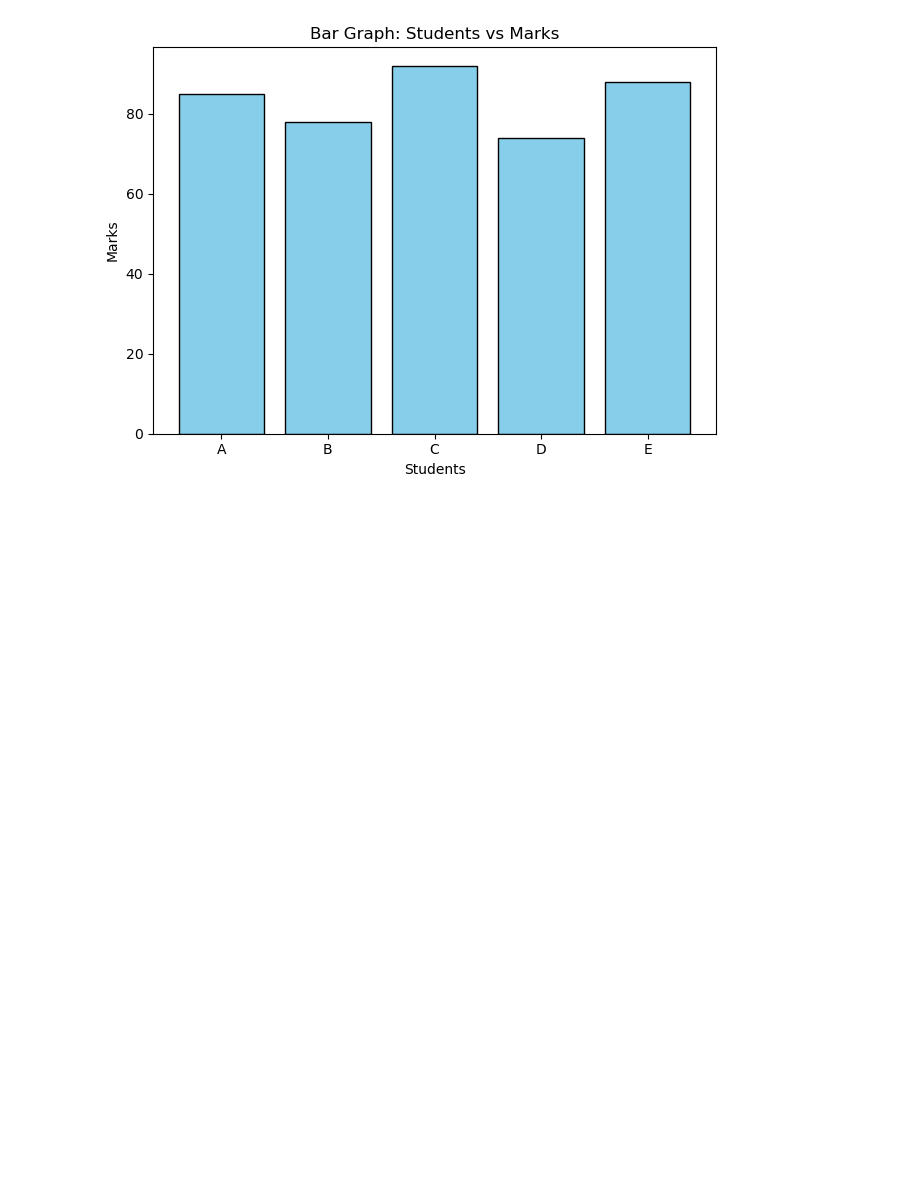
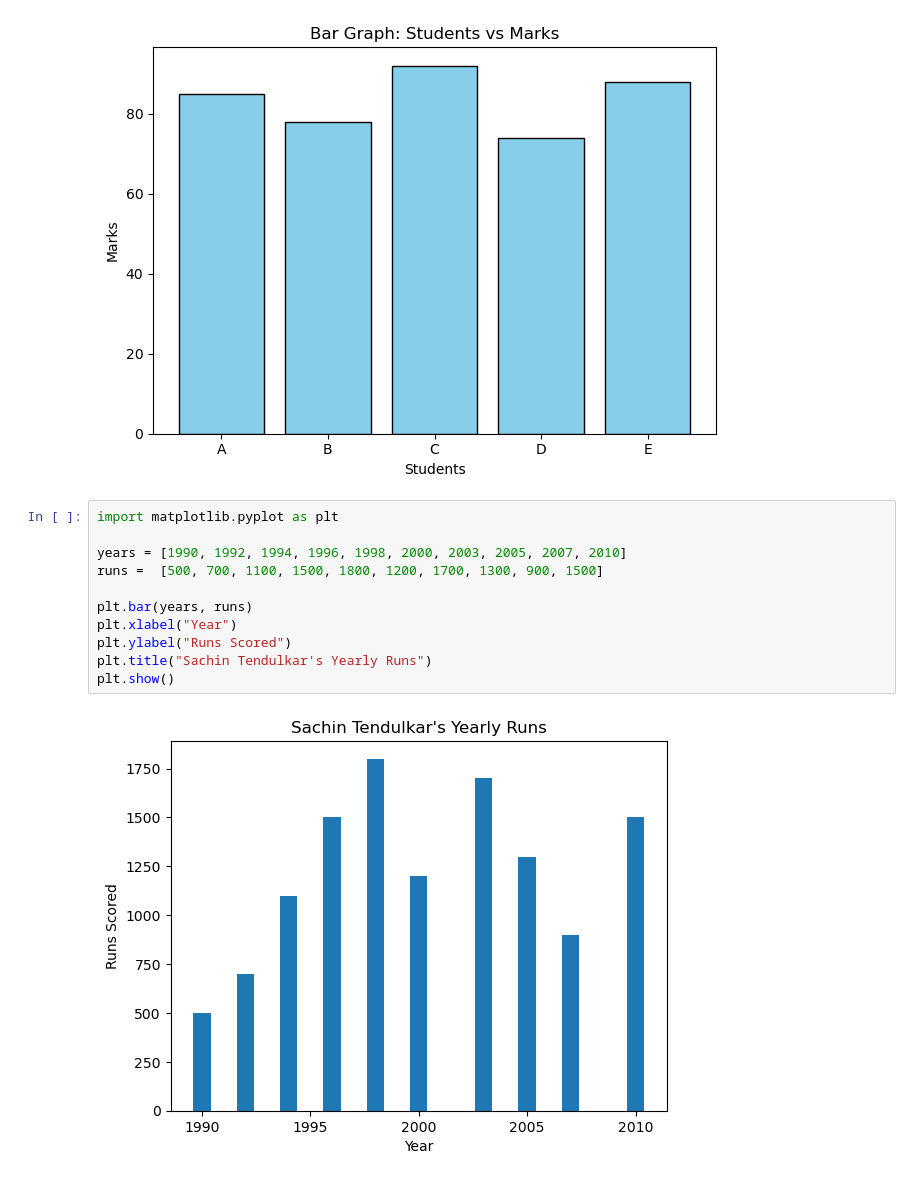
Before and after one commit to Devansh622004/Codes, a Jupyter notebook: DATA SCIENCE/Matplotlib/bar_graph.ipynb, the cells around one changed output. Cells and saved outputs as stored; diff of their text form; blank space fills up the shorter version.

```diff
--- a/DATA SCIENCE/Matplotlib/bar_graph.ipynb
+++ b/DATA SCIENCE/Matplotlib/bar_graph.ipynb
@@ -18,3 +18,16 @@ plt.tight_layout()
 plt.show()
 # %% [output]
 [figure]
+# %%
+import matplotlib.pyplot as plt
+
+years = [1990, 1992, 1994, 1996, 1998, 2000, 2003, 2005, 2007, 2010]
+runs =  [500, 700, 1100, 1500, 1800, 1200, 1700, 1300, 900, 1500]
+
+plt.bar(years, runs)
+plt.xlabel("Year")
+plt.ylabel("Runs Scored")
+plt.title("Sachin Tendulkar's Yearly Runs")
+plt.show()
+# %% [output]
+[figure, added]
```
Also changed, not shown: parts of 5 cells of this notebook, 15 other files.
